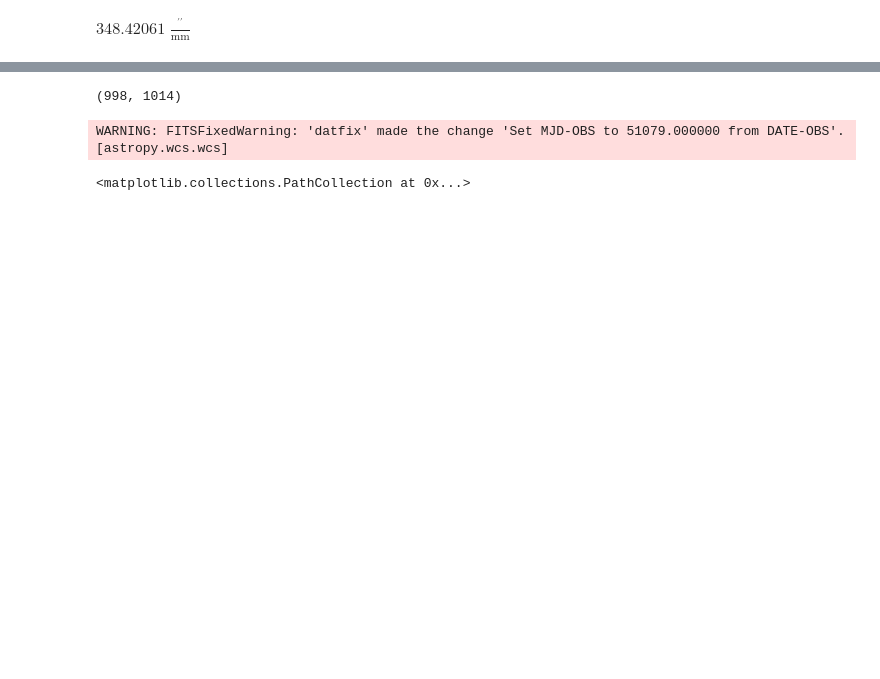
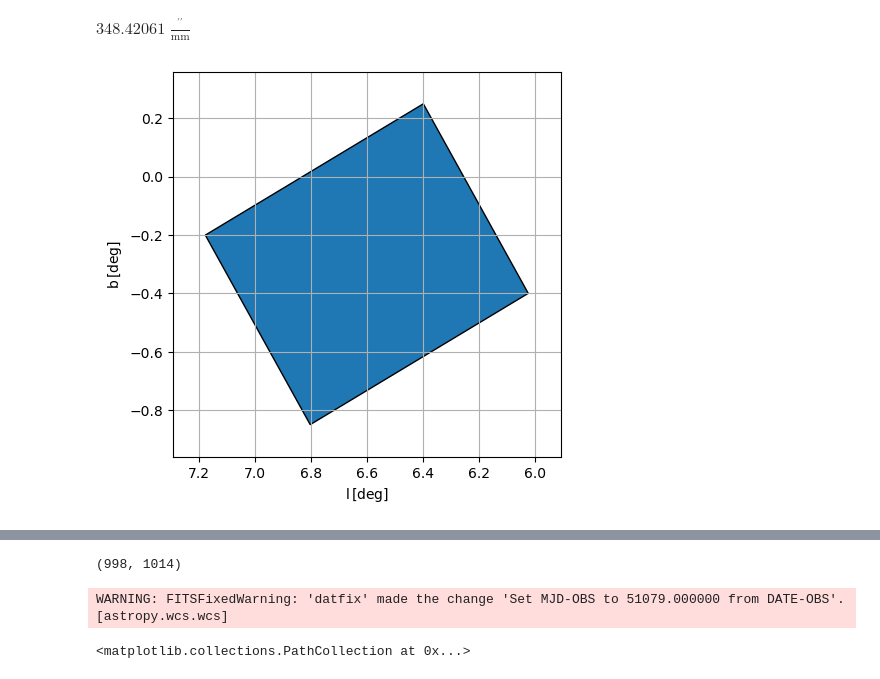
Before and after one commit to sdss/lvm_early_science, a Jupyter notebook: tilingsims/TrifidTiling.ipynb, the cells around one changed output, grey strips where cells are left out. Cells and saved outputs as stored; diff of their text form; code cells hidden in the pictures; blank space fills up the shorter version.

```diff
--- a/tilingsims/TrifidTiling.ipynb
+++ b/tilingsims/TrifidTiling.ipynb
@@ -63,3 +65,11 @@ lvm160 = Telescope.from_config('LVM-160')
 lvm160.plate_scale
 # %% [output]
 $348.42061 \; \mathrm{\frac{{}^{\prime\prime}}{mm}}$
+# %%
+trif = Target.from_list('Trifid',targets=tgt)
+fig, ax = trif.plot()
+fig.set_figheight(5)
+fig.set_figwidth(5)
+ax.invert_xaxis()
+# %% [output]
+[figure, added]
```
Also changed, not shown: parts of 5 cells of this notebook, 4 other files.
